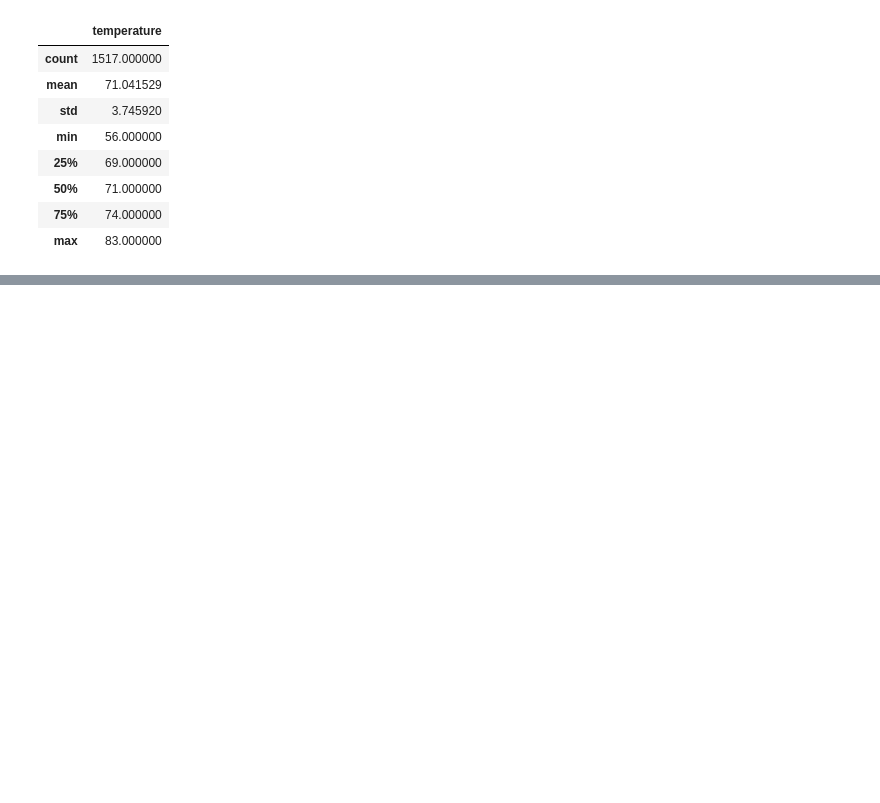
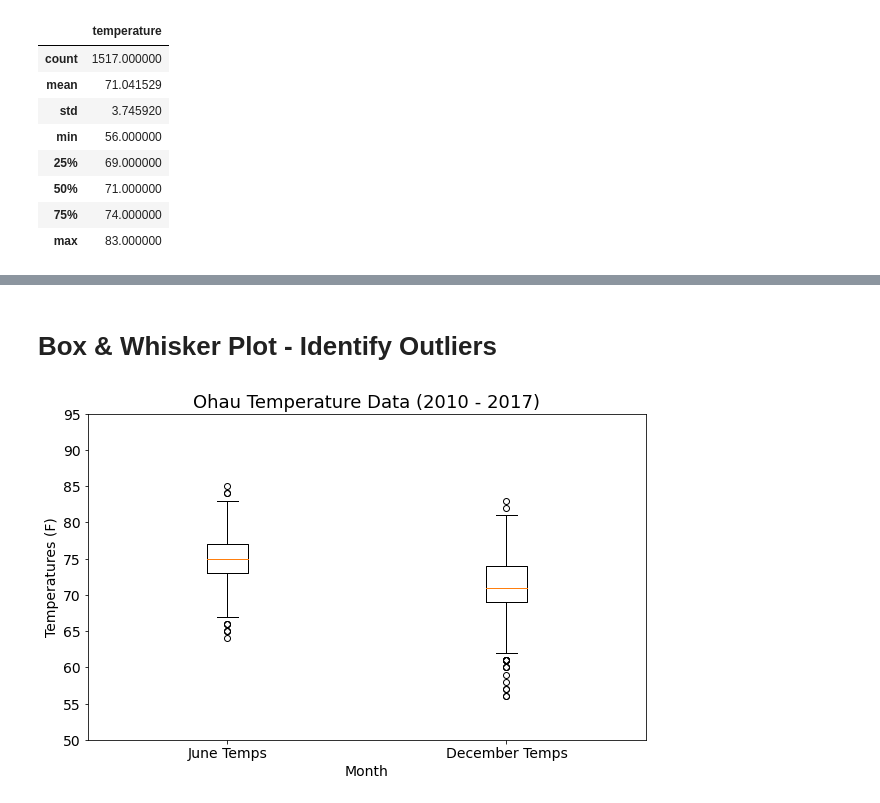
Before and after one commit to Angienoelhaverly/Surfs_Up, a Jupyter notebook: SurfsUp_Challenge.ipynb, the cells around one changed output, grey strips where cells are left out. Drawn from its saved outputs; the diff is of its cells as text; code cells hidden in the pictures; blank space fills up the shorter version.

```diff
--- a/SurfsUp_Challenge.ipynb
+++ b/SurfsUp_Challenge.ipynb
@@ -34,12 +37,12 @@ results = session.query(Measurement.date, Measurement.tobs).filter(extract('mont
 # %%
 #  3. Convert the June temperatures to a list.
-results = session.query(Measurement.date, Measurement.tobs).filter(extract('month', Measurement.date) == 6).all()
-print(results)
+june_temps = session.query(Measurement.date, Measurement.tobs).filter(extract('month', Measurement.date) == 6).all()
+print(june_temps)
 # %% [output]
 [('2010-06-01', 78.0), ('2010-06-02', 76.0), ('2010-06-03', 78.0), ('2010-06-04', 76.0), ('2010-06-05', 77.0), ('2010-06-06', 78.0), ('2010-06-07', 77.0), ('2010-06-08', 78.0), ('2010-06-09', 78.0), ( ...
 # %%
 # 4. Create a DataFrame from the list of temperatures for the month of June.
-june_temps_df = pd.DataFrame(results, columns=['date', 'temperature'])
+june_temps_df = pd.DataFrame(june_temps, columns=['date', 'temperature'])
 print(june_temps_df)
 # %% [output]
             date  temperature
@@ -77,12 +80,12 @@ results2 = session.query(Measurement.date, Measurement.tobs).filter(extract('mon
 # %%
 # 7. Convert the December temperatures to a list.
-results2 = session.query(Measurement.date, Measurement.tobs).filter(extract('month', Measurement.date) == 12).all()
-print(results2)
+dec_temps = session.query(Measurement.date, Measurement.tobs).filter(extract('month', Measurement.date) == 12).all()
+print(dec_temps)
 # %% [output]
 [('2010-12-01', 76.0), ('2010-12-03', 74.0), ('2010-12-04', 74.0), ('2010-12-06', 64.0), ('2010-12-07', 64.0), ('2010-12-08', 67.0), ('2010-12-09', 77.0), ('2010-12-10', 66.0), ('2010-12-11', 69.0), ( ...
 # %%
 # 8. Create a DataFrame from the list of temperatures for the month of December.
-dec_temps_df = pd.DataFrame(results2, columns=['date', 'temperature'])
+dec_temps_df = pd.DataFrame(dec_temps, columns=['date', 'temperature'])
 print(dec_temps_df)
 # %% [output]
             date  temperature
@@ -114,0 +202,21 @@ dec_temps_df.describe()
+# %% [markdown]
+# Box & Whisker Plot - Identify Outliers
+# %%
+#Plot the Box & Whiskers
+x_labels = ["June Temps", "December Temps"]
+temps = [june_temps_df["temperature"], dec_temps_df["temperature"]]
+fig, ax = plt.subplots(figsize=(10, 6))
+ax.boxplot(temps, labels=x_labels)
+
+#Ticks & Labels
+plt.xticks(fontsize=14)
+plt.yticks(fontsize=14)
+
+ax.set_yticks(np.arange(50, 100, step=5))
+ax.set_title('Ohau Temperature Data (2010 - 2017)',fontsize=18)
+ax.set_ylabel('Temperatures (F)',fontsize=14)
+ax.set_xlabel("Month",fontsize=14)
+
+plt.savefig("Oahu_tobs.png")
+# %% [output]
+[figure, added]
```
Also changed, not shown: parts of 12 cells of this notebook, 1 other file.
